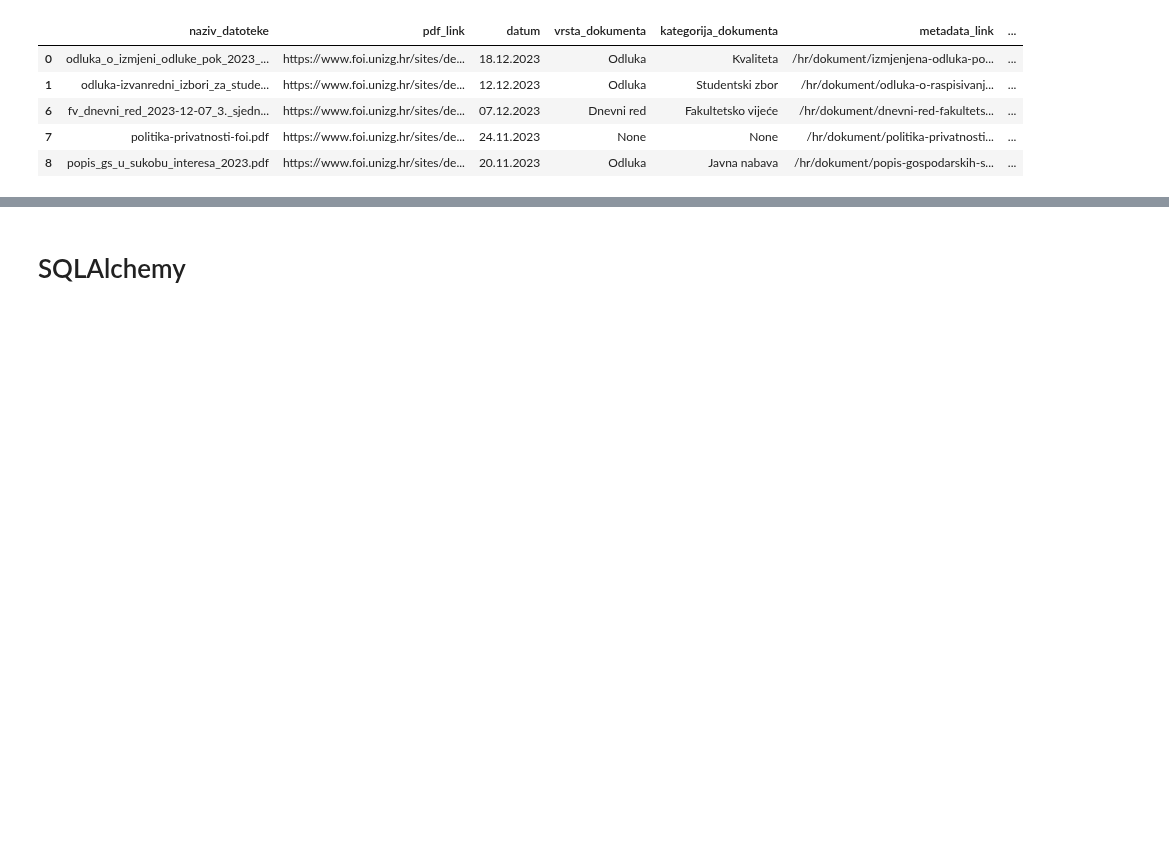
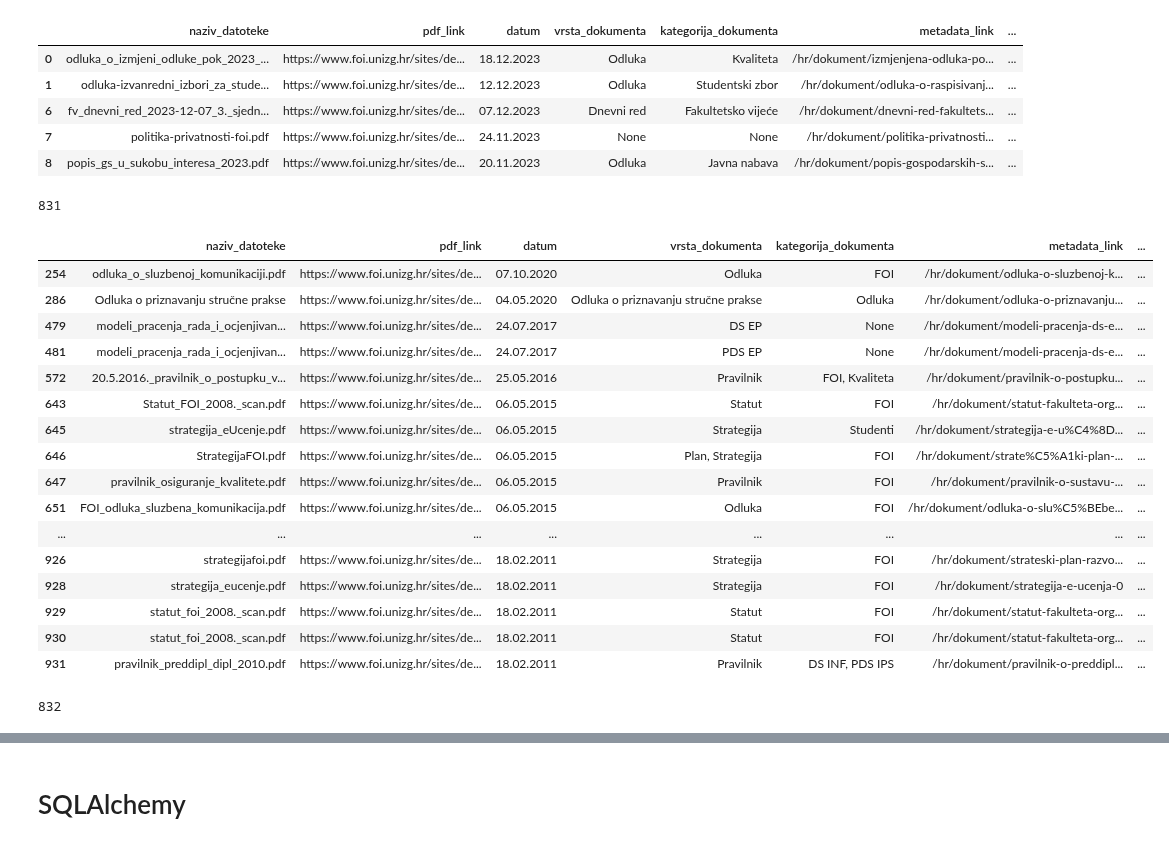
Before and after one commit to dsabljic/PAP-FOI-docs, a Jupyter notebook: Main.ipynb, the cells around one changed output, grey strips where cells are left out. Drawn from its saved outputs; the diff is of its cells as text; code cells hidden in the pictures; blank space fills up the shorter version.

```diff
--- a/Main.ipynb
+++ b/Main.ipynb
@@ -312,3 +312,35 @@ df.head()
 | 6 | fv_dnevni_red_2023-12-07_3._sjedn... | https://www.foi.unizg.hr/sites/de... | 07.12.2023 | Dnevni red | Fakultetsko vijeće | /hr/dokument/dnevni-red-fakultets... | ... |
 | 7 | politika-privatnosti-foi.pdf | https://www.foi.unizg.hr/sites/de... | 24.11.2023 | None | None | /hr/dokument/politika-privatnosti... | ... |
 | 8 | popis_gs_u_sukobu_interesa_2023.pdf | https://www.foi.unizg.hr/sites/de... | 20.11.2023 | Odluka | Javna nabava | /hr/dokument/popis-gospodarskih-s... | ... |
+# %%
+df.naslov_dokumenta.nunique()
+# %% [output]
+831
+# %%
+# Identifikacija duplikata
+duplikati = df.duplicated(subset = ['naslov_dokumenta'], keep=False)
+
+# Ispisivanje redova koji su duplikati
+df[duplikati]
+# %% [output]
+|  | naziv_datoteke | pdf_link | datum | vrsta_dokumenta | kategorija_dokumenta | metadata_link | ... |
+| 254 | odluka_o_sluzbenoj_komunikaciji.pdf | https://www.foi.unizg.hr/sites/de... | 07.10.2020 | Odluka | FOI | /hr/dokument/odluka-o-sluzbenoj-k... | ... |
+| 286 | Odluka o priznavanju stručne prakse | https://www.foi.unizg.hr/sites/de... | 04.05.2020 | Odluka o priznavanju stručne prakse | Odluka | /hr/dokument/odluka-o-priznavanju... | ... |
+| 479 | modeli_pracenja_rada_i_ocjenjivan... | https://www.foi.unizg.hr/sites/de... | 24.07.2017 | DS EP | None | /hr/dokument/modeli-pracenja-ds-e... | ... |
+| 481 | modeli_pracenja_rada_i_ocjenjivan... | https://www.foi.unizg.hr/sites/de... | 24.07.2017 | PDS EP | None | /hr/dokument/modeli-pracenja-ds-e... | ... |
+| 572 | 20.5.2016._pravilnik_o_postupku_v... | https://www.foi.unizg.hr/sites/de... | 25.05.2016 | Pravilnik | FOI, Kvaliteta | /hr/dokument/pravilnik-o-postupku... | ... |
+| 643 | Statut_FOI_2008._scan.pdf | https://www.foi.unizg.hr/sites/de... | 06.05.2015 | Statut | FOI | /hr/dokument/statut-fakulteta-org... | ... |
+| 645 | strategija_eUcenje.pdf | https://www.foi.unizg.hr/sites/de... | 06.05.2015 | Strategija | Studenti | /hr/dokument/strategija-e-u%C4%8D... | ... |
+| 646 | StrategijaFOI.pdf | https://www.foi.unizg.hr/sites/de... | 06.05.2015 | Plan, Strategija | FOI | /hr/dokument/strate%C5%A1ki-plan-... | ... |
+| 647 | pravilnik_osiguranje_kvalitete.pdf | https://www.foi.unizg.hr/sites/de... | 06.05.2015 | Pravilnik | FOI | /hr/dokument/pravilnik-o-sustavu-... | ... |
+| 651 | FOI_odluka_sluzbena_komunikacija.pdf | https://www.foi.unizg.hr/sites/de... | 06.05.2015 | Odluka | FOI | /hr/dokument/odluka-o-slu%C5%BEbe... | ... |
+| ... | ... | ... | ... | ... | ... | ... | ... |
+| 926 | strategijafoi.pdf | https://www.foi.unizg.hr/sites/de... | 18.02.2011 | Strategija | FOI | /hr/dokument/strateski-plan-razvo... | ... |
+| 928 | strategija_eucenje.pdf | https://www.foi.unizg.hr/sites/de... | 18.02.2011 | Strategija | FOI | /hr/dokument/strategija-e-ucenja-0 | ... |
+| 929 | statut_foi_2008._scan.pdf | https://www.foi.unizg.hr/sites/de... | 18.02.2011 | Statut | FOI | /hr/dokument/statut-fakulteta-org... | ... |
+| 930 | statut_foi_2008._scan.pdf | https://www.foi.unizg.hr/sites/de... | 18.02.2011 | Statut | FOI | /hr/dokument/statut-fakulteta-org... | ... |
+| 931 | pravilnik_preddipl_dipl_2010.pdf | https://www.foi.unizg.hr/sites/de... | 18.02.2011 | Pravilnik | DS INF, PDS IPS | /hr/dokument/pravilnik-o-preddipl... | ... |
+# %%
+df.naziv_datoteke.nunique()
+# %% [output]
+832
```
Also changed, not shown: parts of 6 cells of this notebook.
